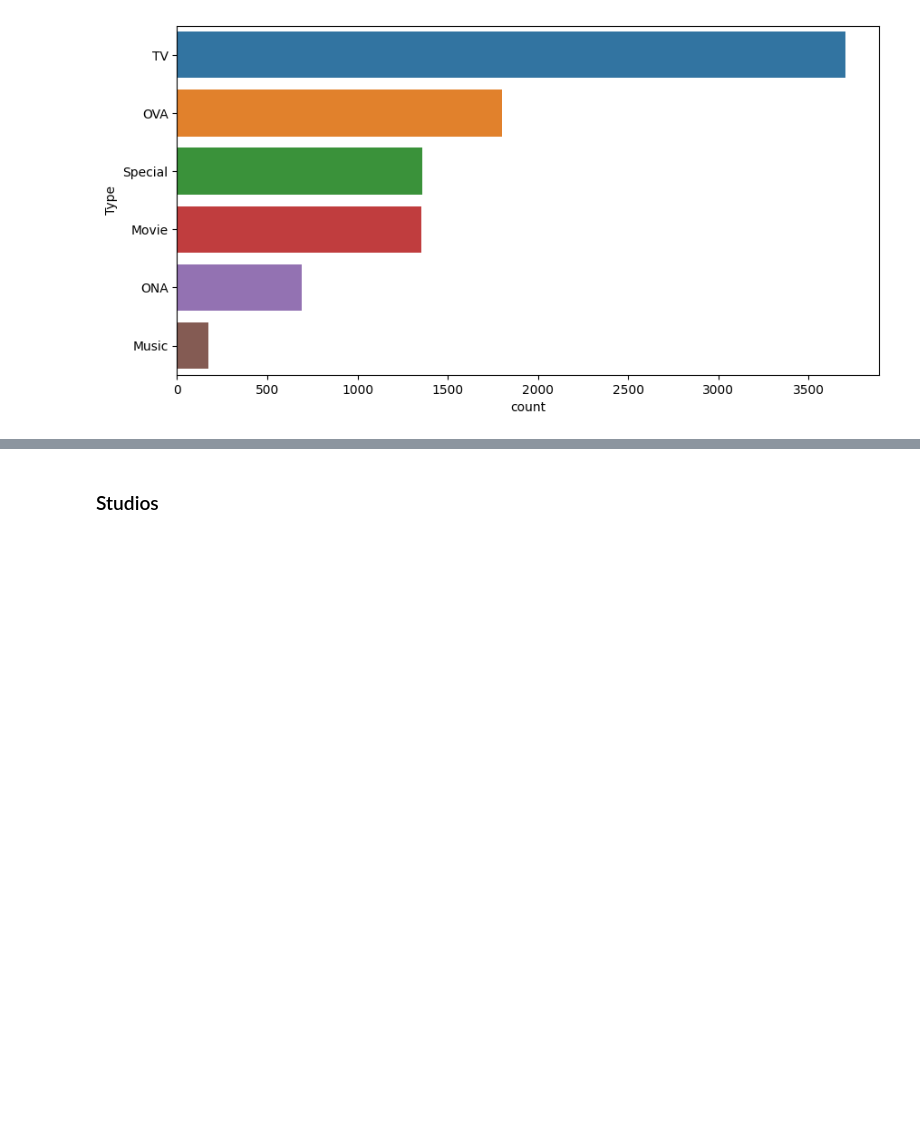
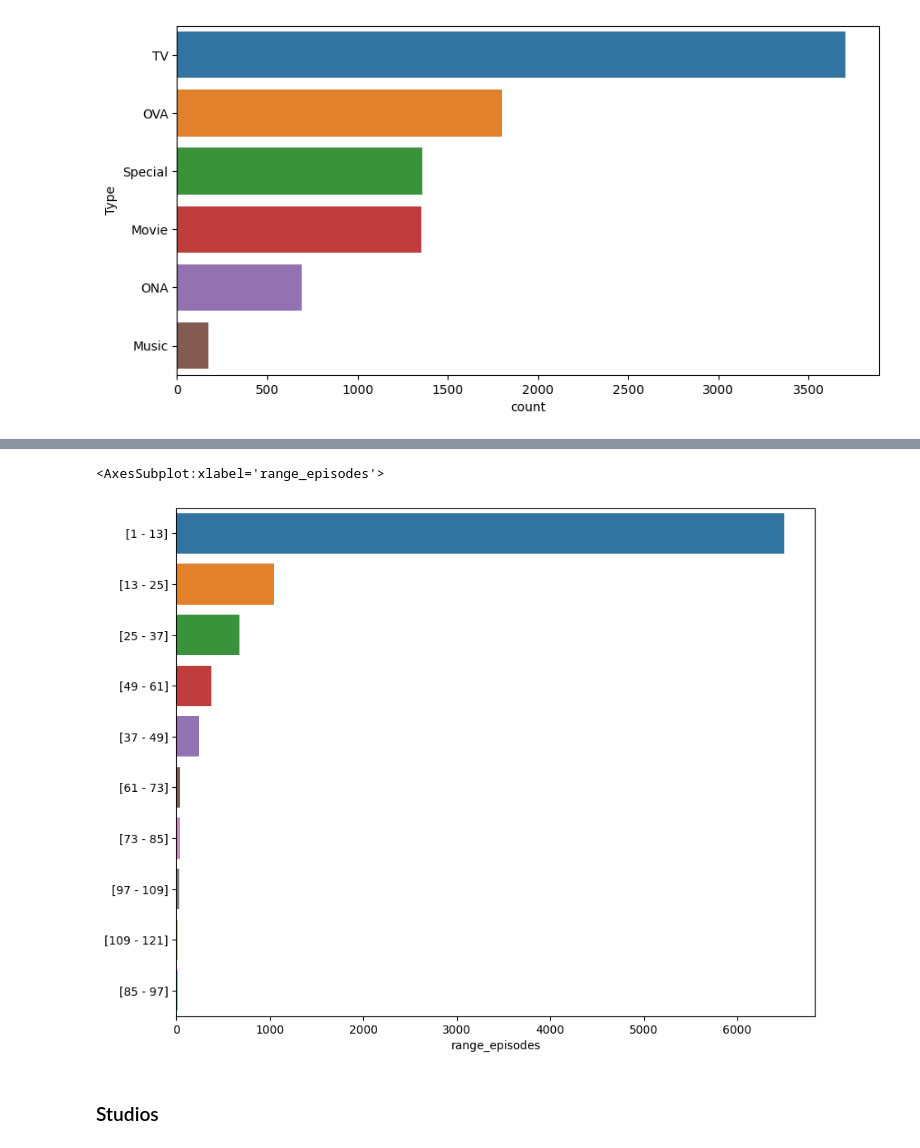
Before and after one commit to Cgarciaz/Machine_Learning, a Jupyter notebook: src/notebooks/EDA_anime.ipynb, the cells around one changed output, grey strips where cells are left out. Cells and saved outputs as stored; diff of their text form; code cells hidden in the pictures; blank space fills up the shorter version.

```diff
--- a/src/notebooks/EDA_anime.ipynb
+++ b/src/notebooks/EDA_anime.ipynb
@@ -269,0 +295,3 @@ sns.countplot(data = df_anime_2 , y = 'Type' , order = df_anime_2['Type'].value_
+# %%
+re = df_anime_2['range_episodes'].value_counts().head(10).index
+nre  = df_anime_2['range_episodes'].value_counts().head(10)
@@ -270,3 +313,10 @@ sns.countplot(data = df_anime_2 , y = 'Type' , order = df_anime_2['Type'].value_
+# %%
+plt.figure(figsize=(10,8))
+
+sns.barplot(y = re , x = nre)
+# %% [output]
+<AxesSubplot:xlabel='range_episodes'>
+[figure, added]
 # %% [markdown]
 ### Studios
 # %%
```
Also changed, not shown: parts of 27 cells of this notebook.
